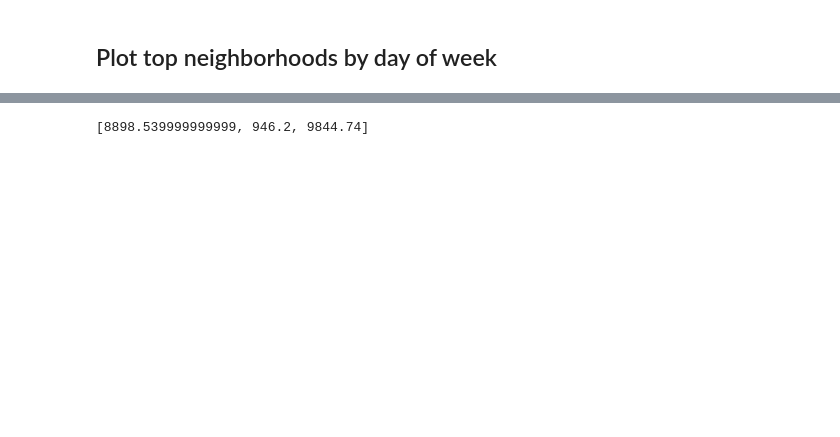
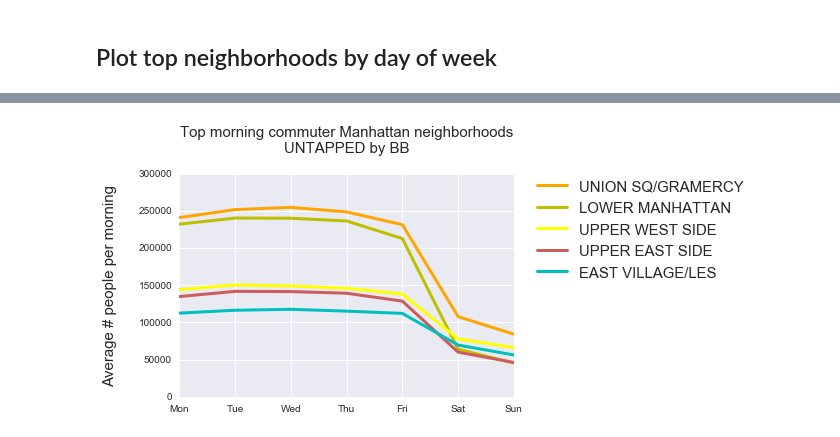
Before and after one commit to ssaleh2/benson-six, a Jupyter notebook: 01-benson.ipynb, the cells around one changed output, grey strips where cells are left out. Saved outputs shown, nothing was run; the diff lists cells and outputs as text; code cells hidden in the pictures; blank space fills up the shorter version.

```diff
--- a/01-benson.ipynb
+++ b/01-benson.ipynb
@@ -173,0 +176,6 @@ with open('stations.csv','w') as file:
+# %%
+# Get top transited stations, numbers are the average morning transit per week
+dict_total_pStation = []
+
+for station,week_counts in dict_average_by_weekday.iteritems():
+    dict_total_pStation.append((station, sum(week_counts)))
@@ -210 +246,5 @@ neighbor_influx['CHELSEA']
+# %%
+# 5 top where blue bottle is not present, and color code
+BB_5_hoods = ['UNION SQ/GRAMERCY','LOWER MANHATTAN','UPPER WEST SIDE','UPPER EAST SIDE','EAST VILLAGE/LES']
+BB_5_hoods_col = ['orange', 'y', 'yellow', 'indianred','c']
 # %% [markdown]
@@ -324,5 +327 @@ print_sorted_graph(Manhattan_stations, 15, 2, 'black', 'Stations - Total Week',
-# %%
-print mta_station['GRD CNTRL-42 ST _ 4567S']
-# %% [output]
-[8898.539999999999, 946.2, 9844.74]
 # %%
@@ -336,0 +340,14 @@ def neighborhood_top_stations(neighborhood, station_neighbor, mta_stations):
+# %%
+# Plot average transit by morning/weekday in the top10 transited neighborhoods
+my_xticks = [x for x in day_abbr]
+
+for hood,col in zip(BB_5_hoods,BB_5_hoods_col):
+    plt.plot(range(0,7), neighbor_influx[hood], linewidth=3,color=col, label=hood)
+
+plt.legend(bbox_to_anchor=(1.05, 1), loc=2, borderaxespad=0., prop = {'size':15})
+plt.xticks(range(0,7), my_xticks)
+plt.title('Top morning commuter Manhattan neighborhoods\nUNTAPPED by BB\n',fontsize='15')
+plt.ylabel('Average # people per morning\n',fontsize=15)
+plt.show()
+# %% [output]
+[figure, added]
```
Also changed, not shown: parts of 48 cells of this notebook.
